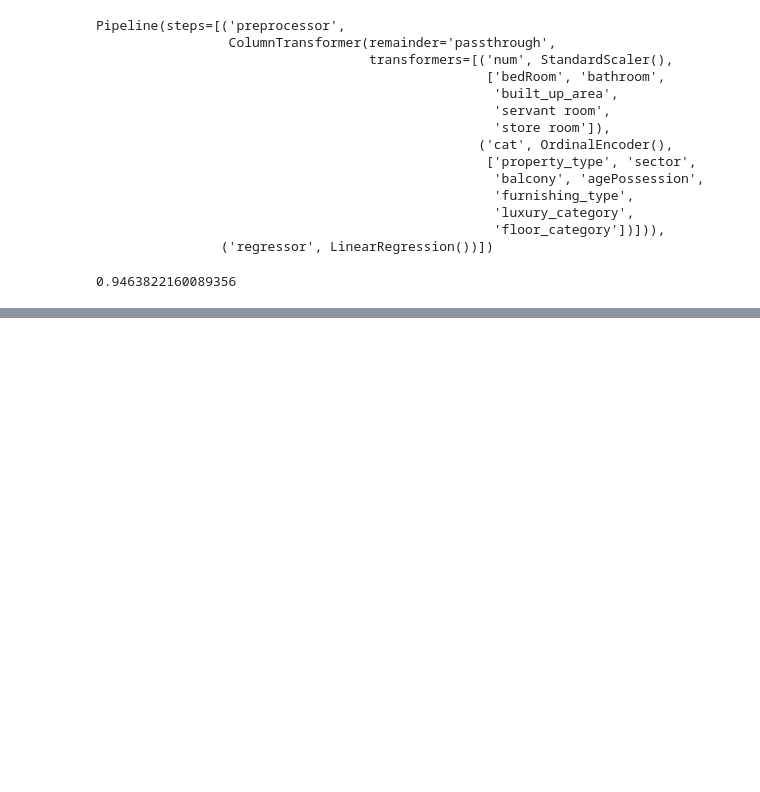
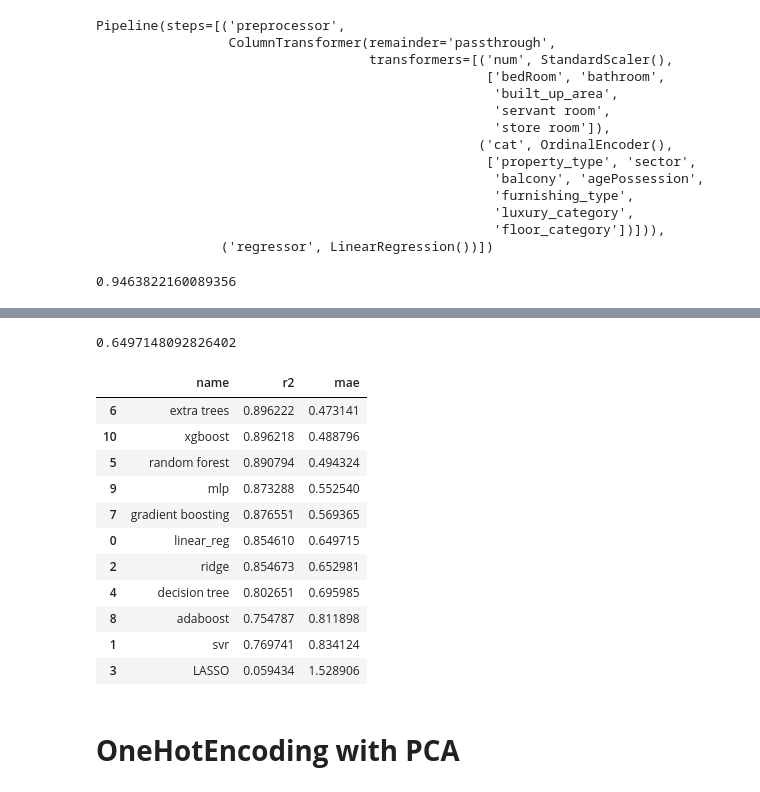
Before and after one commit to Dishantkharkar/HomeFindr_project, a Jupyter notebook: Gurugram/Model/Model_Selection.ipynb, the cells around one changed output, grey strips where cells are left out. Drawn from its saved outputs; the diff is of its cells as text; code cells hidden in the pictures; blank space fills up the shorter version.

Commit message:
Model Selection

```diff
--- a/Gurugram/Model/Model_Selection.ipynb
+++ b/Gurugram/Model/Model_Selection.ipynb
@@ -243,0 +299,6 @@ model_df.sort_values(['mae'])
+# %%
+y_pred = np.expm1(y_pred)
+# %%
+mean_absolute_error(np.expm1(y_test),y_pred)
+# %% [output]
+0.6497148092826402
@@ -243,0 +334,37 @@ model_df.sort_values(['mae'])
+# %%
+model_dict = {
+    'linear_reg':LinearRegression(),
+    'svr':SVR(),
+    'ridge':Ridge(),
+    'LASSO':Lasso(),
+    'decision tree': DecisionTreeRegressor(),
+    'random forest':RandomForestRegressor(),
+    'extra trees': ExtraTreesRegressor(),
+    'gradient boosting': GradientBoostingRegressor(),
+    'adaboost': AdaBoostRegressor(),
+    'mlp': MLPRegressor(),
+    'xgboost':XGBRegressor()
+}
+# %%
+model_output = []
+for model_name,model in model_dict.items():
+    model_output.append(scorer(model_name, model))
+# %%
+model_df = pd.DataFrame(model_output, columns=['name','r2','mae'])
+# %%
+model_df.sort_values(['mae'])
+# %% [output]
+|  | name | r2 | mae |
+| 6 | extra trees | 0.896222 | 0.473141 |
+| 10 | xgboost | 0.896218 | 0.488796 |
+| 5 | random forest | 0.890794 | 0.494324 |
+| 9 | mlp | 0.873288 | 0.552540 |
+| 7 | gradient boosting | 0.876551 | 0.569365 |
+| 0 | linear_reg | 0.854610 | 0.649715 |
+| 2 | ridge | 0.854673 | 0.652981 |
+| 4 | decision tree | 0.802651 | 0.695985 |
+| 8 | adaboost | 0.754787 | 0.811898 |
+| 1 | svr | 0.769741 | 0.834124 |
+| 3 | LASSO | 0.059434 | 1.528906 |
+# %% [markdown]
+# **OneHotEncoding with PCA**
```
Also changed, not shown: parts of 13 cells of this notebook.
